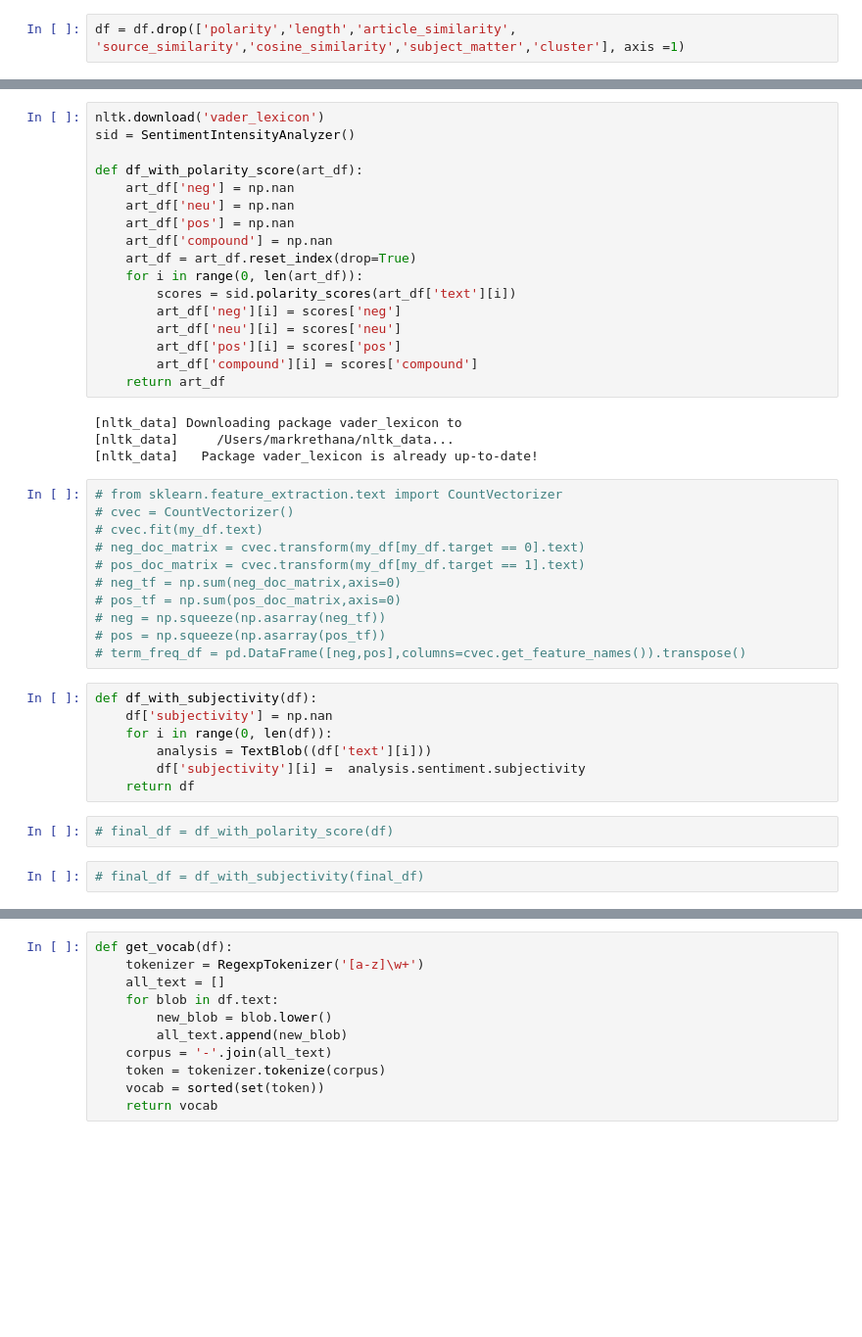
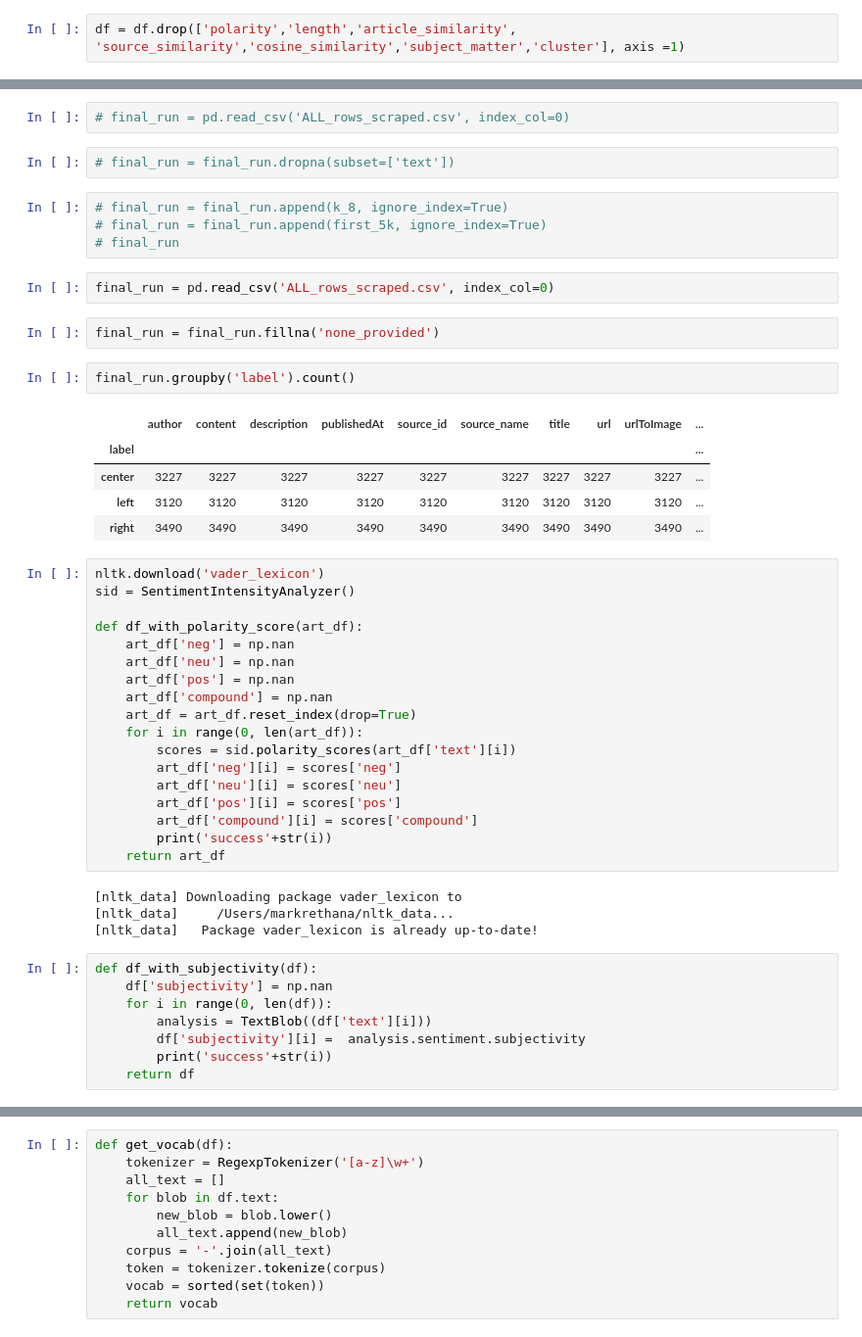
Before and after one commit to mrethana/news_bias_final, a Jupyter notebook: Data Exploration.ipynb, the cells around one changed output, grey strips where cells are left out. Shown at 98% size. Cells and saved outputs as stored; diff of their text form; blank space fills up the shorter version.

```diff
--- a/Data Exploration.ipynb
+++ b/Data Exploration.ipynb
@@ -76,3 +79,23 @@ df = df.drop('index',axis = 1)
+# %%
+# final_run = pd.read_csv('ALL_rows_scraped.csv', index_col=0)
+# %%
+# final_run = final_run.dropna(subset=['text'])
+# %%
+# final_run = final_run.append(k_8, ignore_index=True)
+# final_run = final_run.append(first_5k, ignore_index=True)
+# final_run
+# %%
+final_run = pd.read_csv('ALL_rows_scraped.csv', index_col=0)
+# %%
+final_run = final_run.fillna('none_provided')
+# %%
+final_run.groupby('label').count()
+# %% [output]
+|  | author | content | description | publishedAt | source_id | source_name | title | url | urlToImage | ... |
+| label |  |  |  |  |  |  |  |  |  | ... |
+| center | 3227 | 3227 | 3227 | 3227 | 3227 | 3227 | 3227 | 3227 | 3227 | ... |
+| left | 3120 | 3120 | 3120 | 3120 | 3120 | 3120 | 3120 | 3120 | 3120 | ... |
+| right | 3490 | 3490 | 3490 | 3490 | 3490 | 3490 | 3490 | 3490 | 3490 | ... |
 # %%
 nltk.download('vader_lexicon')
 sid = SentimentIntensityAnalyzer()
@@ -89,30 +112,17 @@ def df_with_polarity_score(art_df):
         art_df['neu'][i] = scores['neu']
         art_df['pos'][i] = scores['pos']
         art_df['compound'][i] = scores['compound']
+        print('success'+str(i))
     return art_df
 # %% [output]
 [nltk_data] Downloading package vader_lexicon to
 [nltk_data]     /Users/markrethana/nltk_data...
 [nltk_data]   Package vader_lexicon is already up-to-date!
-# %%
-# from sklearn.feature_extraction.text import CountVectorizer
-# cvec = CountVectorizer()
-# cvec.fit(my_df.text)
-# neg_doc_matrix = cvec.transform(my_df[my_df.target == 0].text)
-# pos_doc_matrix = cvec.transform(my_df[my_df.target == 1].text)
-# neg_tf = np.sum(neg_doc_matrix,axis=0)
-# pos_tf = np.sum(pos_doc_matrix,axis=0)
-# neg = np.squeeze(np.asarray(neg_tf))
-# pos = np.squeeze(np.asarray(pos_tf))
-# term_freq_df = pd.DataFrame([neg,pos],columns=cvec.get_feature_names()).transpose()
 # %%
 def df_with_subjectivity(df):
     df['subjectivity'] = np.nan
     for i in range(0, len(df)):
         analysis = TextBlob((df['text'][i]))
         df['subjectivity'][i] =  analysis.sentiment.subjectivity
+        print('success'+str(i))
     return df
-# %%
-# final_df = df_with_polarity_score(df)
-# %%
-# final_df = df_with_subjectivity(final_df)
```
Also changed, not shown: parts of 17 cells of this notebook, 19 other files.
